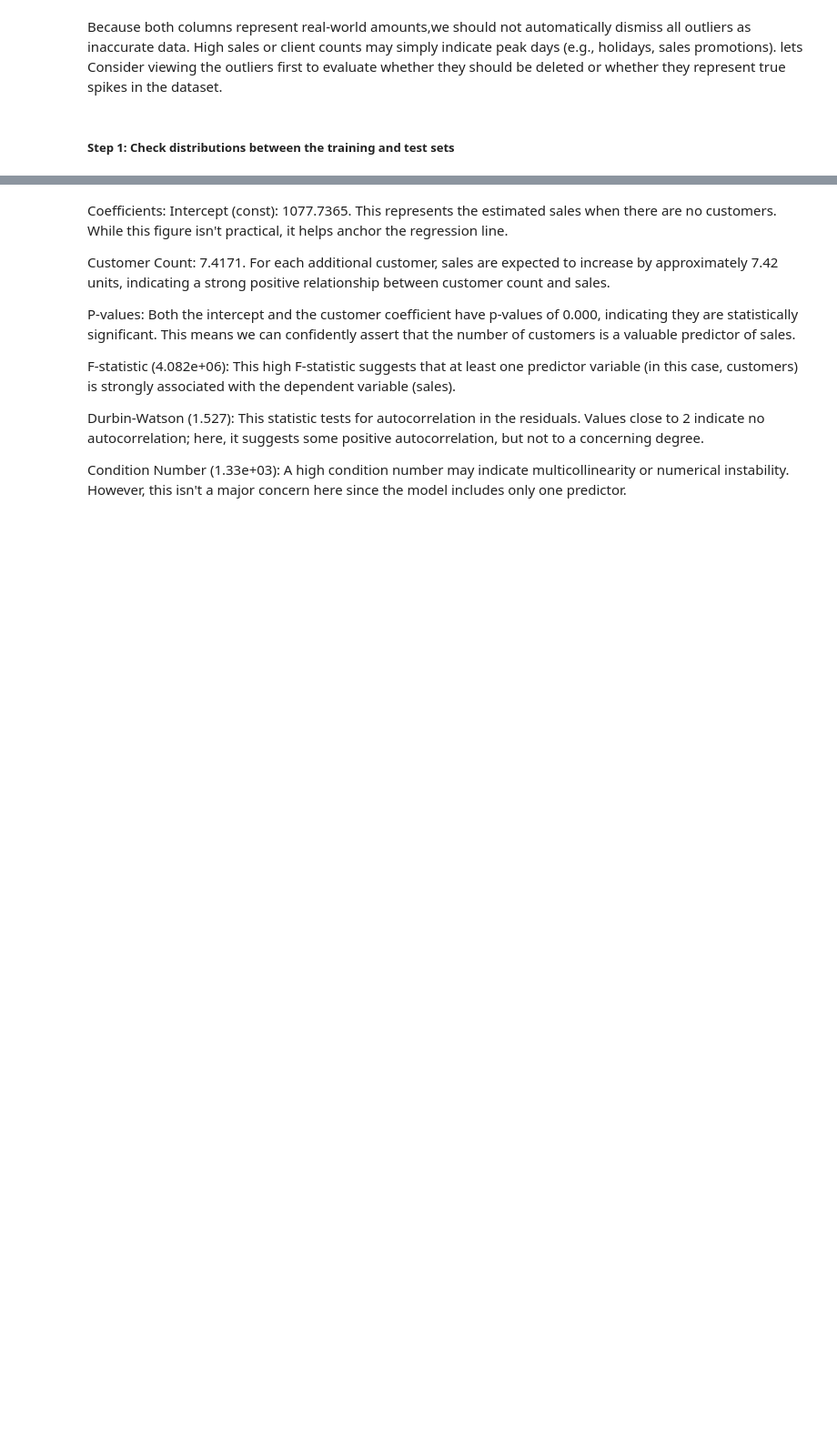
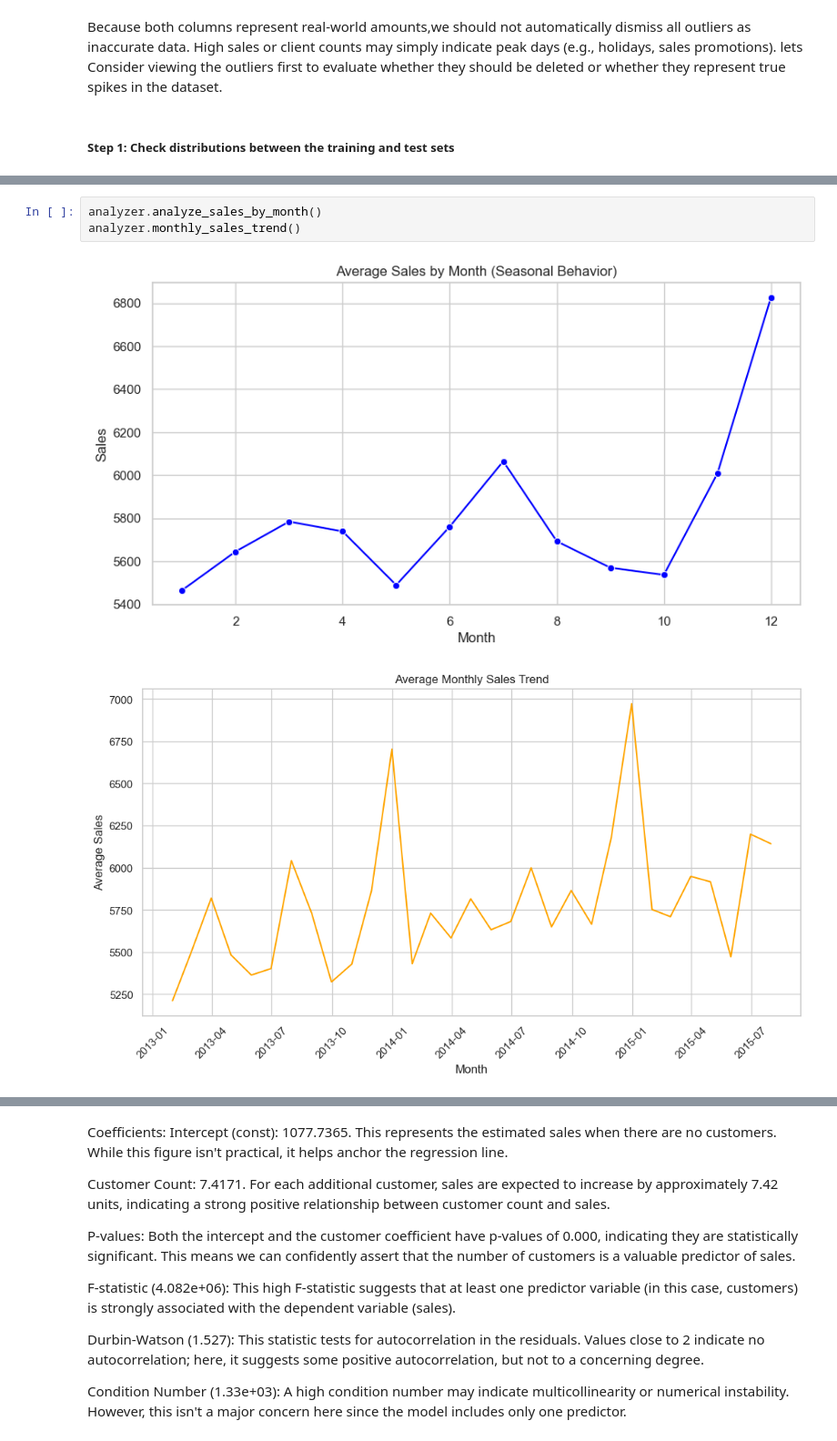
Before and after one commit to Ethel-Star/W4.Rossmann_Pharmaceuticals, a Jupyter notebook: notebooks/Customer_Purchasing_Behavior_Analysis.ipynb, the cells around one changed output, grey strips where cells are left out. Shown: that part at 91% size. Cells and saved outputs as stored; diff of their text form; blank space fills up the shorter version.

```diff
--- a/notebooks/Customer_Purchasing_Behavior_Analysis.ipynb
+++ b/notebooks/Customer_Purchasing_Behavior_Analysis.ipynb
@@ -359,0 +149,6 @@ strong multicollinearity or other numerical problems.
+# %%
+analyzer.analyze_sales_by_month()
+analyzer.monthly_sales_trend()
+# %% [output]
+[figure, added]
+[figure, added]
```
Also changed, not shown: parts of 33 cells of this notebook.
